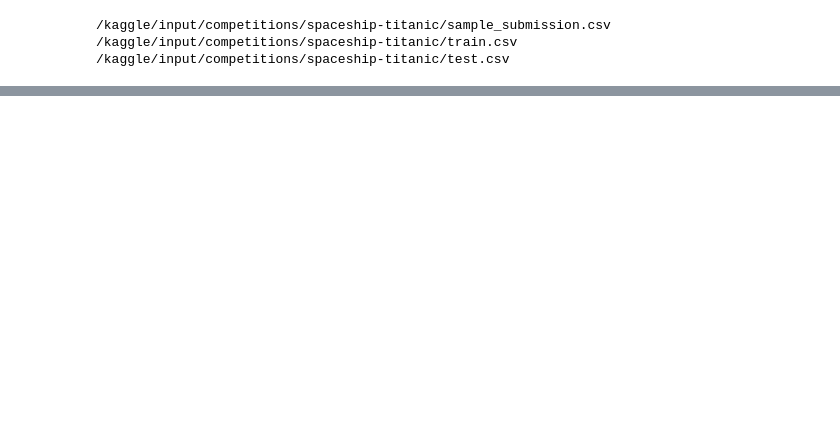
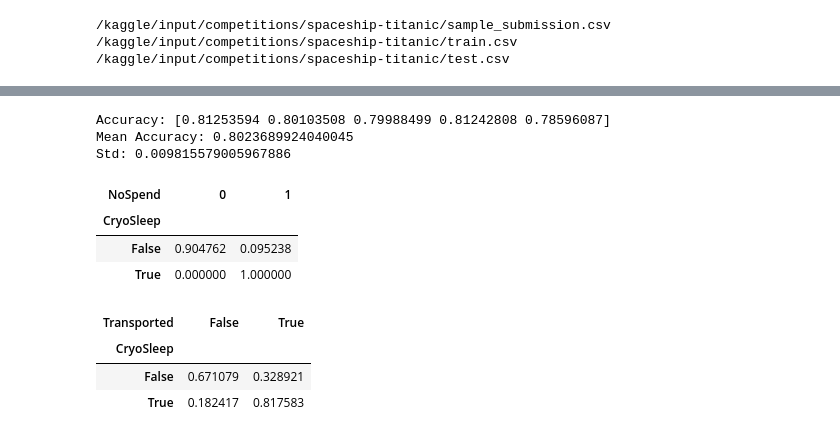
Before and after one commit to VanshGupta18/Kaggle-Notebooks, a Jupyter notebook: spaceship-titanic.ipynb, the cells around one changed output, grey strips where cells are left out. Cells and saved outputs as stored; diff of their text form; code cells hidden in the pictures; blank space fills up the shorter version.

```diff
--- a/spaceship-titanic.ipynb
+++ b/spaceship-titanic.ipynb
@@ -28,0 +220,3 @@ import kagglehub
+# %%
+train["LogTotalSpend"] = np.log1p(train["TotalSpend"])
+test["LogTotalSpend"] = np.log1p(test["TotalSpend"])
@@ -28,0 +324,51 @@ import kagglehub
+# %%
+from sklearn.ensemble import RandomForestClassifier
+
+rf_model = Pipeline([
+    ("preprocessor", preprocessor),
+    ("classifier", RandomForestClassifier(
+        n_estimators=300,
+        max_depth=None,
+        min_samples_leaf=1,
+        random_state=42,
+        n_jobs=-1
+    ))
+])
+
+rf_scores = cross_val_score(
+    rf_model,
+    X,
+    y,
+    cv=cv,
+    scoring="accuracy"
+)
+
+print("Accuracy:", rf_scores)
+print("Mean Accuracy:", rf_scores.mean())
+print("Std:", rf_scores.std())
+# %% [output]
+Accuracy: [0.81253594 0.80103508 0.79988499 0.81242808 0.78596087]
+Mean Accuracy: 0.8023689924040045
+Std: 0.009815579005967886
+# %%
+pd.crosstab(
+    train["CryoSleep"],
+    train["NoSpend"],
+    normalize="index"
+)
+# %% [output]
+| NoSpend | 0 | 1 |
+| CryoSleep |  |  |
+| False | 0.904762 | 0.095238 |
+| True | 0.000000 | 1.000000 |
+# %%
+pd.crosstab(
+    train["CryoSleep"],
+    train["Transported"],
+    normalize="index"
+)
+# %% [output]
+| Transported | False | True |
+| CryoSleep |  |  |
+| False | 0.671079 | 0.328921 |
+| True | 0.182417 | 0.817583 |
```
Also changed, not shown: parts of 25 cells of this notebook.
